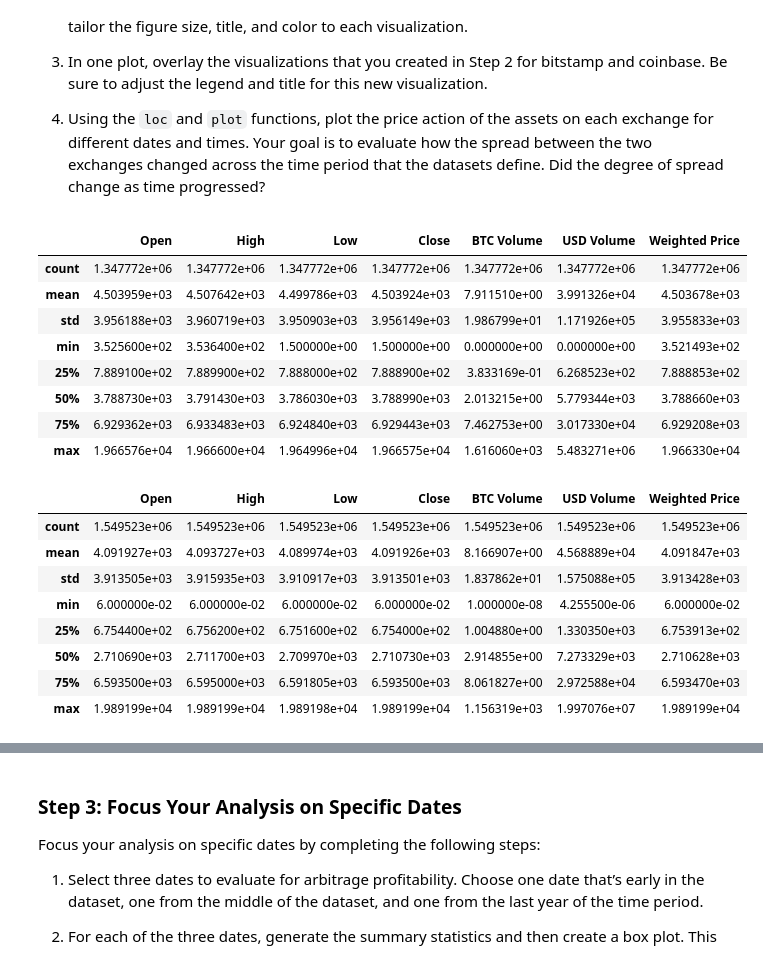
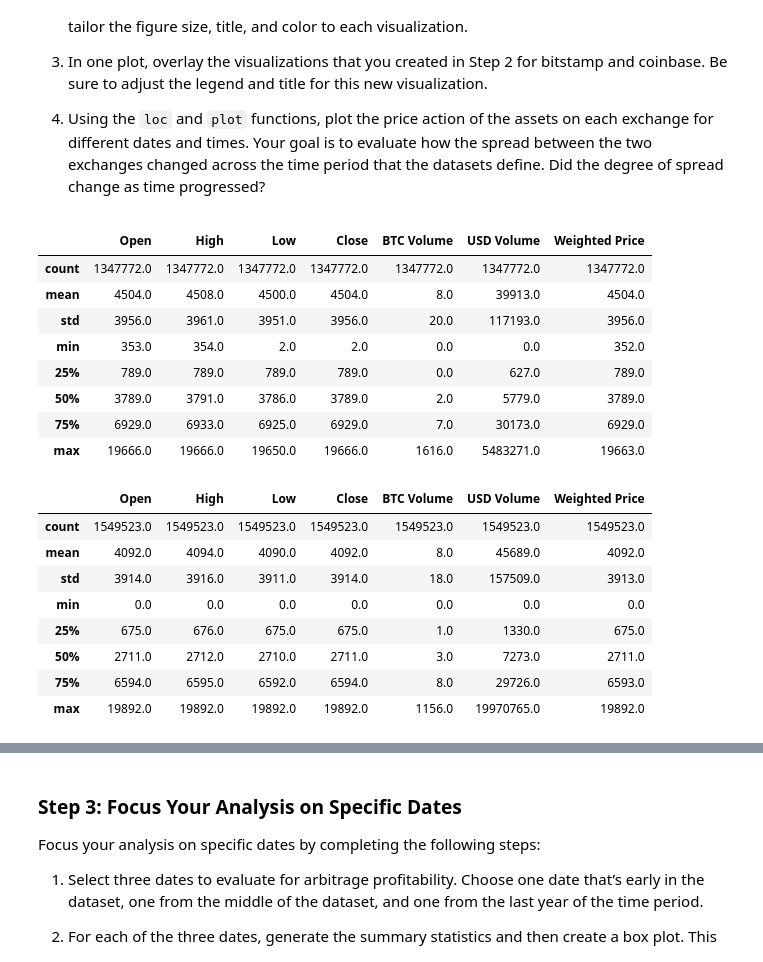
Before and after one commit to Miggs00/crypto_arbitrage_opportunities_analysis, a Jupyter notebook: crypto_arbitrage.ipynb, the cells around one changed output, grey strips where cells are left out. Cells and saved outputs as stored; diff of their text form; code cells hidden in the pictures.

```diff
--- a/crypto_arbitrage.ipynb
+++ b/crypto_arbitrage.ipynb
@@ -248,31 +248,31 @@ Sort through the time series data associated with the bitstamp and coinbase Data
 # %%
 # Generate the summary statistics for the bitstamp DataFrame
 # YOUR CODE HERE
-bitstamp.describe()
+bitstamp.describe().round()
 # %% [output]
 |  | Open | High | Low | Close | BTC Volume | USD Volume | Weighted Price |
-| count | 1.347772e+06 | 1.347772e+06 | 1.347772e+06 | 1.347772e+06 | 1.347772e+06 | 1.347772e+06 | 1.347772e+06 |
-| mean | 4.503959e+03 | 4.507642e+03 | 4.499786e+03 | 4.503924e+03 | 7.911510e+00 | 3.991326e+04 | 4.503678e+03 |
-| std | 3.956188e+03 | 3.960719e+03 | 3.950903e+03 | 3.956149e+03 | 1.986799e+01 | 1.171926e+05 | 3.955833e+03 |
-| min | 3.525600e+02 | 3.536400e+02 | 1.500000e+00 | 1.500000e+00 | 0.000000e+00 | 0.000000e+00 | 3.521493e+02 |
-| 25% | 7.889100e+02 | 7.889900e+02 | 7.888000e+02 | 7.888900e+02 | 3.833169e-01 | 6.268523e+02 | 7.888853e+02 |
-| 50% | 3.788730e+03 | 3.791430e+03 | 3.786030e+03 | 3.788990e+03 | 2.013215e+00 | 5.779344e+03 | 3.788660e+03 |
-| 75% | 6.929362e+03 | 6.933483e+03 | 6.924840e+03 | 6.929443e+03 | 7.462753e+00 | 3.017330e+04 | 6.929208e+03 |
-| max | 1.966576e+04 | 1.966600e+04 | 1.964996e+04 | 1.966575e+04 | 1.616060e+03 | 5.483271e+06 | 1.966330e+04 |
+| count | 1347772.0 | 1347772.0 | 1347772.0 | 1347772.0 | 1347772.0 | 1347772.0 | 1347772.0 |
+| mean | 4504.0 | 4508.0 | 4500.0 | 4504.0 | 8.0 | 39913.0 | 4504.0 |
+| std | 3956.0 | 3961.0 | 3951.0 | 3956.0 | 20.0 | 117193.0 | 3956.0 |
+| min | 353.0 | 354.0 | 2.0 | 2.0 | 0.0 | 0.0 | 352.0 |
+| 25% | 789.0 | 789.0 | 789.0 | 789.0 | 0.0 | 627.0 | 789.0 |
+| 50% | 3789.0 | 3791.0 | 3786.0 | 3789.0 | 2.0 | 5779.0 | 3789.0 |
+| 75% | 6929.0 | 6933.0 | 6925.0 | 6929.0 | 7.0 | 30173.0 | 6929.0 |
+| max | 19666.0 | 19666.0 | 19650.0 | 19666.0 | 1616.0 | 5483271.0 | 19663.0 |
 # %%
 # Generate the summary statistics for the coinbase DataFrame
 # YOUR CODE HERE
-coinbase.describe()
+coinbase.describe().round()
 # %% [output]
 |  | Open | High | Low | Close | BTC Volume | USD Volume | Weighted Price |
-| count | 1.549523e+06 | 1.549523e+06 | 1.549523e+06 | 1.549523e+06 | 1.549523e+06 | 1.549523e+06 | 1.549523e+06 |
-| mean | 4.091927e+03 | 4.093727e+03 | 4.089974e+03 | 4.091926e+03 | 8.166907e+00 | 4.568889e+04 | 4.091847e+03 |
-| std | 3.913505e+03 | 3.915935e+03 | 3.910917e+03 | 3.913501e+03 | 1.837862e+01 | 1.575088e+05 | 3.913428e+03 |
-| min | 6.000000e-02 | 6.000000e-02 | 6.000000e-02 | 6.000000e-02 | 1.000000e-08 | 4.255500e-06 | 6.000000e-02 |
-| 25% | 6.754400e+02 | 6.756200e+02 | 6.751600e+02 | 6.754000e+02 | 1.004880e+00 | 1.330350e+03 | 6.753913e+02 |
-| 50% | 2.710690e+03 | 2.711700e+03 | 2.709970e+03 | 2.710730e+03 | 2.914855e+00 | 7.273329e+03 | 2.710628e+03 |
-| 75% | 6.593500e+03 | 6.595000e+03 | 6.591805e+03 | 6.593500e+03 | 8.061827e+00 | 2.972588e+04 | 6.593470e+03 |
-| max | 1.989199e+04 | 1.989199e+04 | 1.989198e+04 | 1.989199e+04 | 1.156319e+03 | 1.997076e+07 | 1.989199e+04 |
+| count | 1549523.0 | 1549523.0 | 1549523.0 | 1549523.0 | 1549523.0 | 1549523.0 | 1549523.0 |
+| mean | 4092.0 | 4094.0 | 4090.0 | 4092.0 | 8.0 | 45689.0 | 4092.0 |
+| std | 3914.0 | 3916.0 | 3911.0 | 3914.0 | 18.0 | 157509.0 | 3913.0 |
+| min | 0.0 | 0.0 | 0.0 | 0.0 | 0.0 | 0.0 | 0.0 |
+| 25% | 675.0 | 676.0 | 675.0 | 675.0 | 1.0 | 1330.0 | 675.0 |
+| 50% | 2711.0 | 2712.0 | 2710.0 | 2711.0 | 3.0 | 7273.0 | 2711.0 |
+| 75% | 6594.0 | 6595.0 | 6592.0 | 6594.0 | 8.0 | 29726.0 | 6593.0 |
+| max | 19892.0 | 19892.0 | 19892.0 | 19892.0 | 1156.0 | 19970765.0 | 19892.0 |
 # %%
 # Create a line plot for the bitstamp DataFrame for the full length of time in the dataset
 # Be sure that the figure size, title, and color are tailored to each visualization
```
Also changed, not shown: parts of 35 cells of this notebook.
